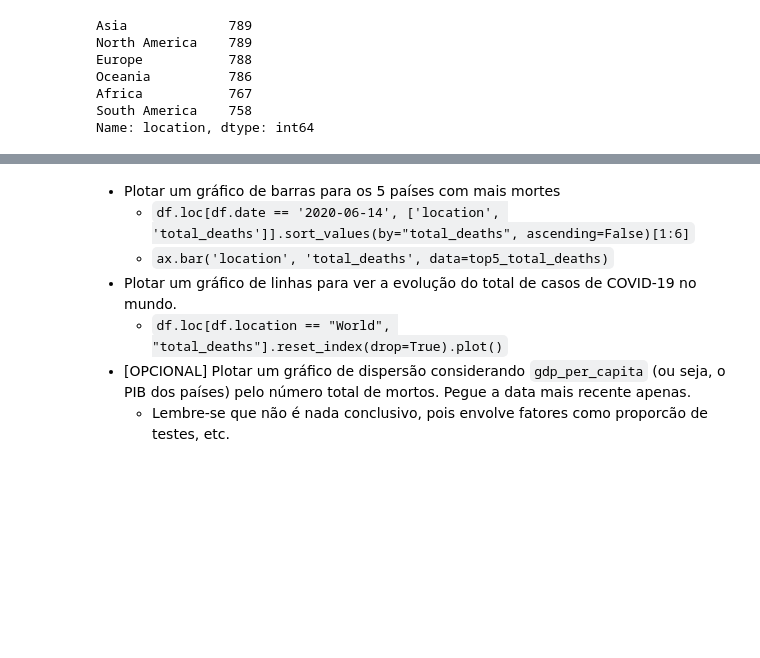
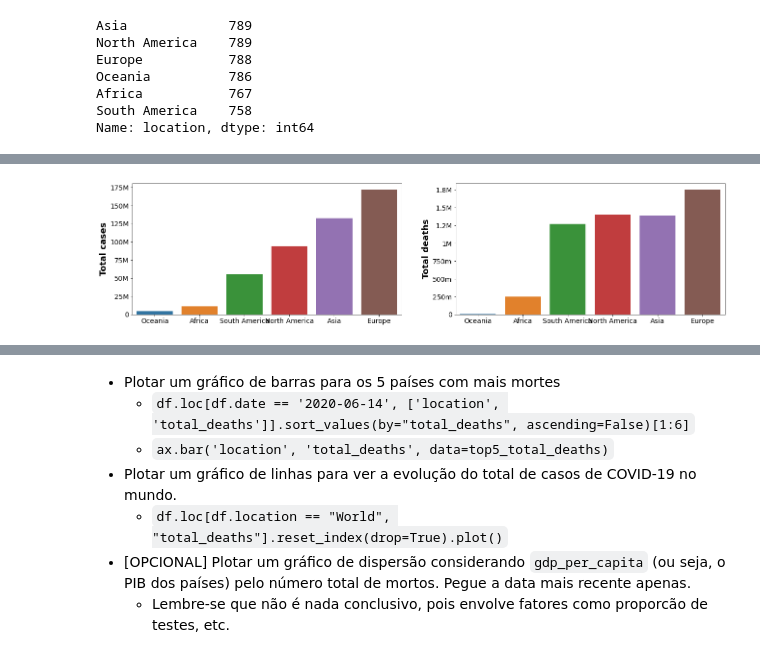
Before and after one commit to cfantecelle/data_science_portfolio, a Jupyter notebook: project_covid/covid19_brazil_analysis.ipynb, the cells around one changed output, grey strips where cells are left out. Saved outputs shown, nothing was run; the diff lists cells and outputs as text; code cells hidden in the pictures; blank space fills up the shorter version.

```diff
--- a/project_covid/covid19_brazil_analysis.ipynb
+++ b/project_covid/covid19_brazil_analysis.ipynb
@@ -205,6 +208,7 @@ col_int = ['iso_code',
            'total_deaths_per_million',
            'new_deaths_per_million',
            'new_deaths_smoothed_per_million',
+           'total_tests',
            'total_vaccinations',
            'people_vaccinated',
            'people_fully_vaccinated',
@@ -317,0 +329,6 @@ Name: iso_code, dtype: int64
+# %%
+# dropping international values
+df_owid = df_owid[df_owid.location != 'International']
+
+# checking all observations that match and counting how many entries
+df_owid[['iso_code', 'location']].value_counts()
@@ -381,0 +427,4 @@ Name: location, dtype: int64
+# %%
+# Extracting and ordering by most deaths
+top5MostDeaths_continent = df_continent.loc[df_continent.date == "2022-03-20"].sort_values(by="total_deaths", ascending=False)
+top5MostDeaths_continent
@@ -381,0 +440,17 @@ Name: location, dtype: int64
+# %%
+# barplots
+fig, ax = plt.subplots(1, 2, figsize=(22,5))
+
+sns.barplot(data=top5MostDeaths_continent, x='location', y='total_cases', ax=ax[0], order=['Oceania','Africa','South America','North America', 'Asia', 'Europe'])
+ax[0].set_xlabel('')
+ax[0].tick_params('both', labelsize=14)
+ax[0].set_ylabel('Total cases', weight='bold', fontsize=18)
+ax[0].yaxis.set_major_formatter(tools.reformat_large_tick_values);
+
+sns.barplot(data=top5MostDeaths_continent, x='location', y='total_deaths', ax=ax[1], order=['Oceania','Africa','South America','North America', 'Asia', 'Europe'])
+ax[1].set_xlabel('')
+ax[1].tick_params('both', labelsize=14)
+ax[1].set_ylabel('Total deaths', weight='bold', fontsize=18)
+ax[1].yaxis.set_major_formatter(tools.reformat_large_tick_values);
+# %% [output]
+[figure, added]
```
Also changed, not shown: parts of 37 cells of this notebook, 1 other file.
